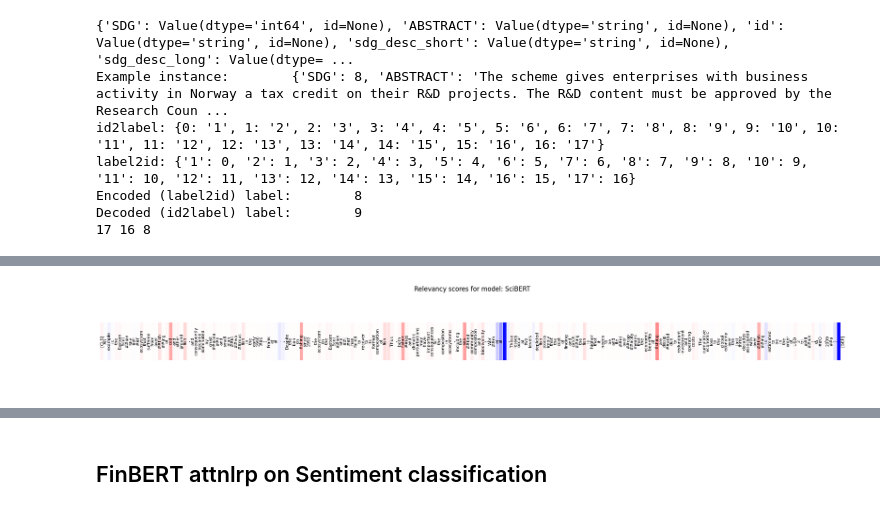
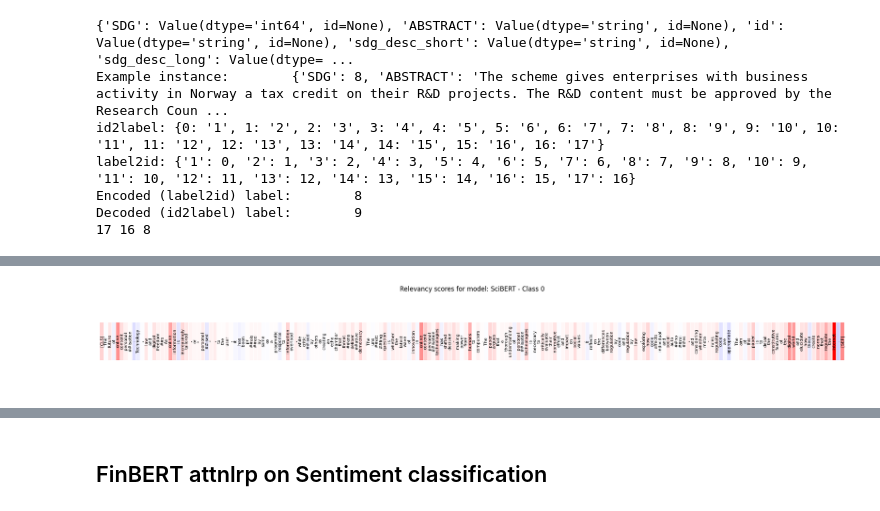
Before and after one commit to dvdblk/msc-thesis, a Jupyter notebook: experiments/05-xai/03-attnlrp.ipynb, the cells around one changed output, grey strips where cells are left out. Drawn from its saved outputs; the diff is of its cells as text; code cells hidden in the pictures.

Commit message:
feat: add cplrp

```diff
--- a/experiments/05-xai/03-attnlrp.ipynb
+++ b/experiments/05-xai/03-attnlrp.ipynb
@@ -54,13 +54,14 @@ from transformers import AutoTokenizer
 from transformers.models.llama.modeling_llama import LlamaForSequenceClassification
 from lxt.models.llama import (
     # LlamaForSequenceClassification,
-    attnlrp
+    attnlrp,
+    cp_lrp
 )
 
 model_name = f"{CHECKPOINT_PATH}/final/meta-llama/Llama-2-7b-hf-noq/checkpoint-632"
-#model_name = f"{CHECKPOINT_PATH}/final/meta-llama/Meta-Llama-3-8B-ft-zo_up/checkpoint-2212/"
+model_name = f"{CHECKPOINT_PATH}/final/meta-llama/Meta-Llama-3-8B-ft-zo_up/checkpoint-2212/"
 #model_name = f"{CHECKPOINT_PATH}/TinyLlama/TinyLlama_v1.1/checkpoint-100/"
-#model_name = f"{CHECKPOINT_PATH}/TinyLlama/TinyLlama_v1.1/checkpoint-80"
+model_name = f"{CHECKPOINT_PATH}/TinyLlama/TinyLlama_v1.1/checkpoint-80"
 #model_name = "meta-llama/Meta-Llama-3-8B"
 tokenizer = AutoTokenizer.from_pretrained(model_name)
 
@@ -95,11 +96,12 @@ model_attnlrp.eval()
 print("=" * 40, "\n")
 print("AttnLRP llama rules:", model_attnlrp)
 
-from peft import PeftModel
+#from peft import PeftModel
 
-peft_model = PeftModel.from_pretrained(model_attnlrp, model_id=model_name)
-model_attnlrp = peft_model.merge_and_unload()
+#peft_model = PeftModel.from_pretrained(model_attnlrp, model_id=model_name)
+#model_attnlrp = peft_model.merge_and_unload()
 
 print("=" * 40, "\n")
 print("Model after AttnLRP rules:", attnlrp.register(model_attnlrp, verbose=True))
+#print("Model after CPLRP rules:", cp_lrp.register(model_attnlrp, verbose=True))
 # %% [output]
@@ -129,12 +125,12 @@ OutOfMemoryError: CUDA out of memory. Tried to allocate 86.00 MiB. GPU 0 has a t
 # %%
 #sample_sentence = "This is about clean energy, and also affordable energy."
-sample_sentence = "In terms of regional shares in the OECD area, OECD Europe’s share of consumption is slightly higher than the region’s share of extraction, while the inverse if tme for the OECD America region. The OECD Asia-Oceania region’s share of consumption is the same as its share of extraction. Average income plays a particularly important role. Most of these countries experienced a strong upswing in material extraction starting the early 2000s, although China’s surge began much earlier. By the early 1990s China had overtaken the United States as the world’s largest extractor of material resources."
+#sample_sentence = "In terms of regional shares in the OECD area, OECD Europe’s share of consumption is slightly higher than the region’s share of extraction, while the inverse if tme for the OECD America region. The OECD Asia-Oceania region’s share of consumption is the same as its share of extraction. Average income plays a particularly important role. Most of these countries experienced a strong upswing in material extraction starting the early 2000s, although China’s surge began much earlier. By the early 1990s China had overtaken the United States as the world’s largest extractor of material resources."
 #sample_sentence = "Ensure access to affordable, reliable, sustainable and modern energy for all"
 #sample_sentence = "Tackling supply deficits within individual catchments will be a high cost approach, increasing the requirement for new infrastructure, and requiring more constraint on water use. However, water is heavy and pumping - and carbon - costs are high, so large scale, long distance transfers are expensive, relative to the water’s value. But there is scope for greater interconnection within and between water companies."
 #sample_sentence = "Is this about clean energy?"
 
 
-idx = 2
+idx = 274
 sample_sentence = dataset["train"][idx]["ABSTRACT"]
 print(dataset["train"][idx]["SDG"] + 1)
 # %% [output]
@@ -202,13 +215,22 @@ print(os.environ['PATH'])
 # %%
 """Requires `pip install -e ./lxt`"""
 import torch
+import torch.nn as nn
 from transformers import AutoTokenizer
-from lxt.models.bert import attnlrp, BertForSequenceClassification
+from lxt.models.bert import attnlrp, cp_lrp, BertForSequenceClassification
 from lxt.utils import pdf_heatmap, clean_tokens
 
 def clean_wordpiece_split(tokens):
         """ BERT-specific cleaning. Workaround not working perfect yet."""
-        return [word.replace("##", "") for word in tokens]
+        res = []
+        for word in tokens:
+            prefix = ""
+            if word.startswith("##"):
+                word = word.replace("##", "")
+            else:
+                prefix = "_"
+            res.append(prefix + word)
+        return res
 
 def seq_cls():
     """AttnLRP for BERT sequence classification task."""
@@ -259,6 +281,61 @@ def seq_cls():
     improved_colored_text_plot(tokens, relevance, "SciBERT")
     #pdf_heatmap(tokens, relevance, path="heatmap_seq_cls.pdf", backend="/home/user/dbielik/texlive/bin/x86_64-linux/xelatex")
 
-seq_cls()
+
+def seq_cls_all_classes(lrp_rules):
+    """AttnLRP for BERT sequence classification task."""
+    SCIBERT_MODEL = CHECKPOINT_PATH + "/final/allenai/scibert_scivocab_cased-zo_up/checkpoint-432/"
+    #SCIBERT_MODEL = CHECKPOINT_PATH + "/final-nolowercase/allenai/scibert_scivocab_cased-zo_up/checkpoint-640/"
+    tokenizer = AutoTokenizer.from_pretrained(
+        SCIBERT_MODEL,
+        do_lower_case=False
+    )
+    print(tokenizer.init_kwargs)
+    model = BertForSequenceClassification.from_pretrained(
+        SCIBERT_MODEL,
+        id2label=id2label,
+        label2id=label2id
+    ).to(torch.device("cuda"))
+    model.eval()
+
+    # apply AttnLRP rules
+    print(lrp_rules.register(model, verbose=True))
+    tokens = tokenizer(sample_sentence, padding=True, truncation=True, max_length=512, return_tensors="pt", add_special_tokens=False)
+    print(tokenizer.convert_ids_to_tokens(tokens.input_ids[0]))
+    input_ids = tokenizer(sample_sentence, return_tensors="pt").input_ids.to(torch.device("cuda"))
+    inputs_embeds = model.bert.get_input_embeddings()(input_ids)
+
+    n_classes = model.num_labels
+    relevance_all = []
+
+    for class_idx in range(n_classes):
+        _inputs_embeds = inputs_embeds.clone().detach().requires_grad_()
+        # forward pass
+        logits = model(inputs_embeds=_inputs_embeds).logits
+
+        class_logits = logits[0, class_idx]
+        class_logits.backward()
+        relevance = _inputs_embeds.grad.float().sum(-1).cpu()[0]
+        # normalize relevance between [-1, 1] for plotting
+        relevance = relevance / relevance.abs().max()
+        relevance_all.append(relevance)
+
+
+    tokens = tokenizer.convert_ids_to_tokens(input_ids[0])
+    tokens = tokens
+
+    relevance_tensor = torch.stack(relevance_all, dim=1)
+    print(relevance_tensor.shape)
+
+    #pdf_heatmap(tokens, relevance, path="./heatmap_seq_cls.pdf", backend="xelatex")
+    print(type(tokens), tokens)
+    print(tokenizer.decode(input_ids[0], skip_special_tokens=True))
+
+    for class_idx, relevance in enumerate(relevance_all):
+        #print(type(relevance), relevance)
+        improved_colored_text_plot(tokens, relevance, f"SciBERT - Class {class_idx}")
+    #pdf_heatmap(tokens, relevance, path="heatmap_seq_cls.pdf", backend="/home/user/dbielik/texlive/bin/x86_64-linux/xelatex")
+
+seq_cls_all_classes(cp_lrp)
 # %% [output]
 {'do_lower_case': False, 'unk_token': AddedToken("[UNK]", rstrip=False, lstrip=False, single_word=False, normalized=False, special=True), 'sep_token': AddedToken("[SEP]", rstrip=False, lstrip=False, s ...
@@ -281 +358 @@ The label of the sequence is:  14
-[figure, old version]
+[figure, new version]
```
Also changed, not shown: parts of 7 cells of this notebook, 6 other files.
